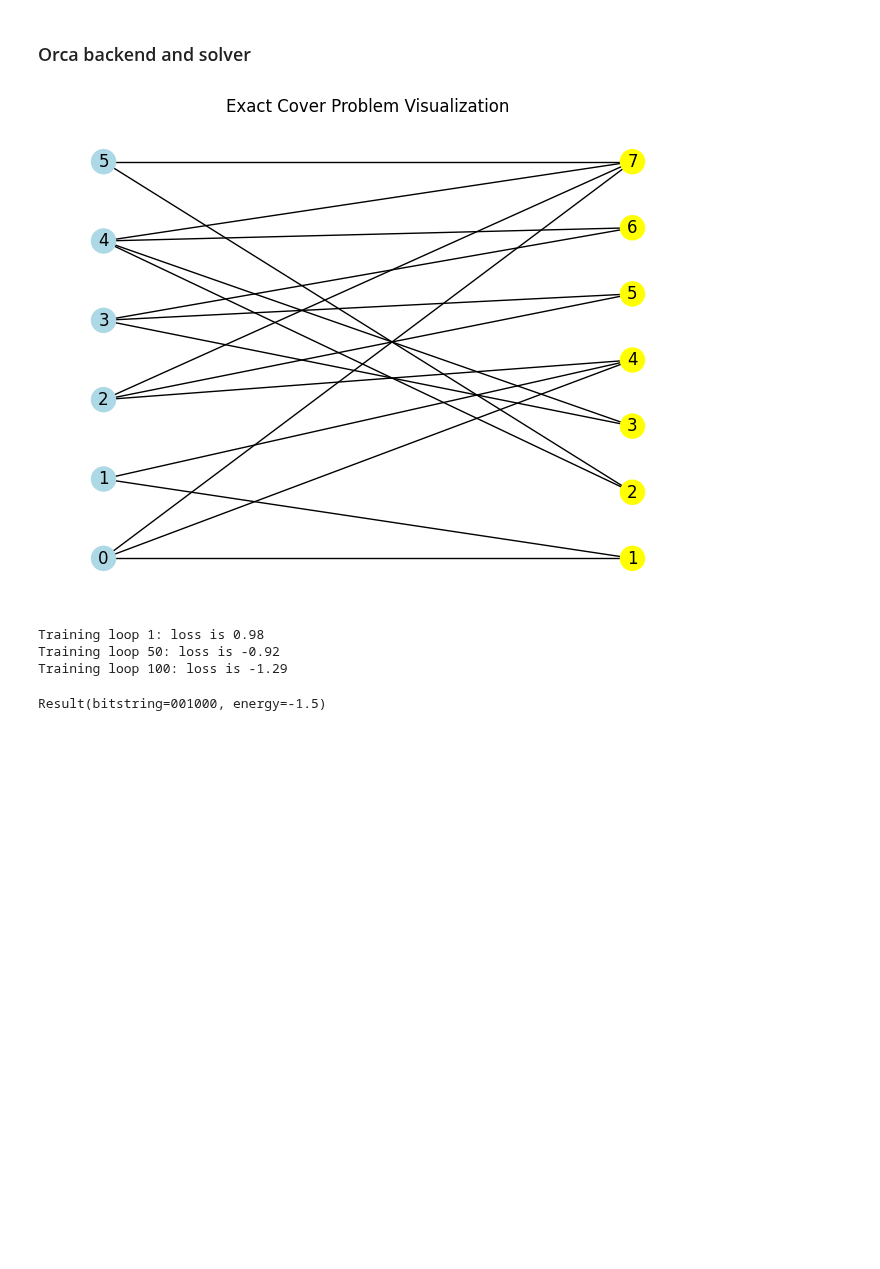
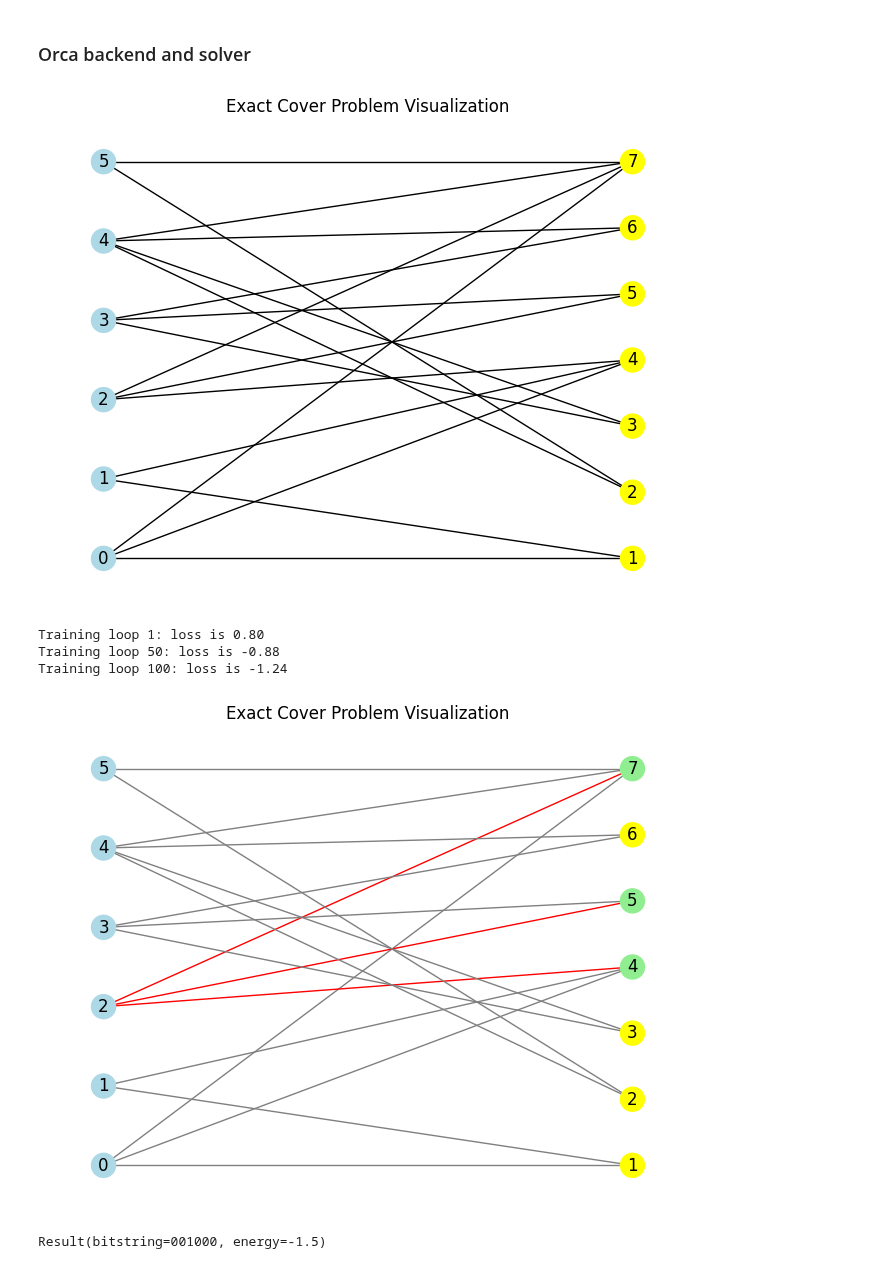
Before and after one commit to PCSS-Quantum/QLauncher, a Jupyter notebook: examples/backends_algorithms.ipynb, the cells around one changed output. Drawn from its saved outputs; the diff is of its cells as text; code cells hidden in the pictures; blank space fills up the shorter version.

```diff
--- a/examples/backends_algorithms.ipynb
+++ b/examples/backends_algorithms.ipynb
@@ -50,15 +54,18 @@ Result(bitstring=100101, energy=-9.5)
 # %%
 pr = EC.from_preset("toy")
 pr.visualize()
 
 alg = BBS()
 backend = OrcaBackend('local')
 launcher = QuantumLauncher(pr, alg, backend)
 result = launcher.run()
+
+pr.visualize(result.best_bitstring)
 result
 # %% [output]
 [figure]
-Training loop 1: loss is 0.98
-Training loop 50: loss is -0.92
-Training loop 100: loss is -1.29
+Training loop 1: loss is 0.80
+Training loop 50: loss is -0.88
+Training loop 100: loss is -1.24
+[figure, added]
 Result(bitstring=001000, energy=-1.5)
```
Also changed, not shown: parts of 2 cells of this notebook, 8 other files.
